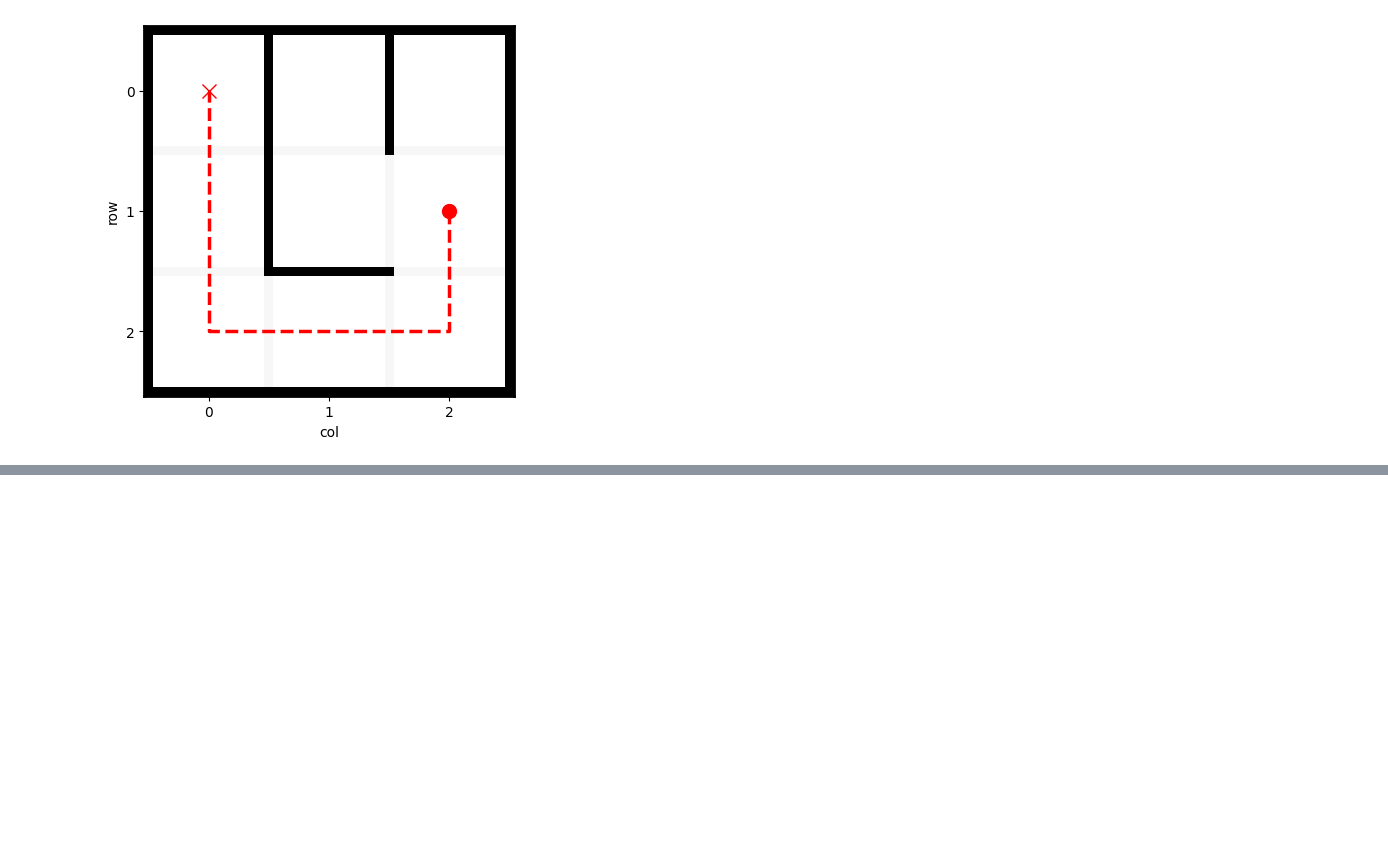
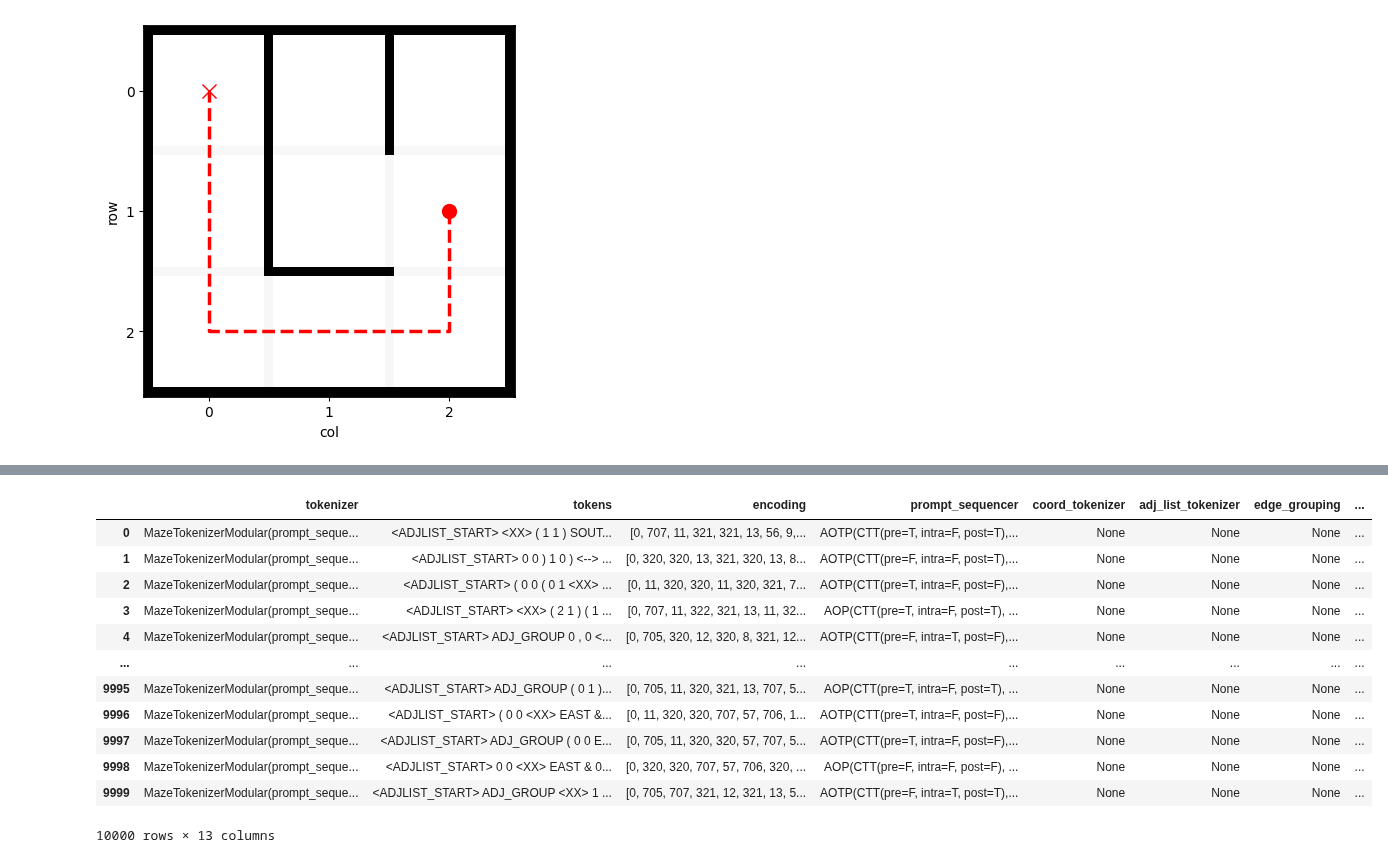
Before and after one commit to understanding-search/maze-dataset, a Jupyter notebook: notebooks/demo_mazetokenizermodular.ipynb, the cells around one changed output, grey strips where cells are left out. Drawn from its saved outputs; the diff is of its cells as text; code cells hidden in the pictures; blank space fills up the shorter version.

```diff
--- a/notebooks/demo_mazetokenizermodular.ipynb
+++ b/notebooks/demo_mazetokenizermodular.ipynb
@@ -265,4 +264,5 @@ plt.show()
 # %% [output]
 [figure]
 # %%
-print(mt_default.summary())
+MT_DEFAULT_SUMMARY = mt_default.summary()
+print(MT_DEFAULT_SUMMARY)
@@ -283,0 +307,20 @@ tokenizers
+# %%
+
+for k in tqdm(MT_DEFAULT_SUMMARY.keys(), desc="Tokenizers", total=len(MT_DEFAULT_SUMMARY)):
+    tokenizers[k] = tokenizers.tokenizer.apply(lambda x: getattr(x, k, None))
+
+tokenizers
+# %% [output]
+|  | tokenizer | tokens | encoding | prompt_sequencer | coord_tokenizer | adj_list_tokenizer | edge_grouping | ... |
+| 0 | MazeTokenizerModular(prompt_seque... | <ADJLIST_START> <XX> ( 1 1 ) SOUT... | [0, 707, 11, 321, 321, 13, 56, 9,... | AOTP(CTT(pre=T, intra=F, post=T),... | None | None | None | ... |
+| 1 | MazeTokenizerModular(prompt_seque... | <ADJLIST_START> 0 0 ) 1 0 ) <--> ... | [0, 320, 320, 13, 321, 320, 13, 8... | AOTP(CTT(pre=F, intra=F, post=T),... | None | None | None | ... |
+| 2 | MazeTokenizerModular(prompt_seque... | <ADJLIST_START> ( 0 0 ( 0 1 <XX> ... | [0, 11, 320, 320, 11, 320, 321, 7... | AOTP(CTT(pre=T, intra=F, post=F),... | None | None | None | ... |
+| 3 | MazeTokenizerModular(prompt_seque... | <ADJLIST_START> <XX> ( 2 1 ) ( 1 ... | [0, 707, 11, 322, 321, 13, 11, 32... | AOP(CTT(pre=T, intra=F, post=T), ... | None | None | None | ... |
+| 4 | MazeTokenizerModular(prompt_seque... | <ADJLIST_START> ADJ_GROUP 0 , 0 <... | [0, 705, 320, 12, 320, 8, 321, 12... | AOTP(CTT(pre=F, intra=T, post=F),... | None | None | None | ... |
+| ... | ... | ... | ... | ... | ... | ... | ... | ... |
+| 9995 | MazeTokenizerModular(prompt_seque... | <ADJLIST_START> ADJ_GROUP ( 0 1 )... | [0, 705, 11, 320, 321, 13, 707, 5... | AOP(CTT(pre=T, intra=F, post=T), ... | None | None | None | ... |
+| 9996 | MazeTokenizerModular(prompt_seque... | <ADJLIST_START> ( 0 0 <XX> EAST &... | [0, 11, 320, 320, 707, 57, 706, 1... | AOTP(CTT(pre=T, intra=F, post=F),... | None | None | None | ... |
+| 9997 | MazeTokenizerModular(prompt_seque... | <ADJLIST_START> ADJ_GROUP ( 0 0 E... | [0, 705, 11, 320, 320, 57, 707, 5... | AOTP(CTT(pre=T, intra=F, post=F),... | None | None | None | ... |
+| 9998 | MazeTokenizerModular(prompt_seque... | <ADJLIST_START> 0 0 <XX> EAST & 0... | [0, 320, 320, 707, 57, 706, 320, ... | AOP(CTT(pre=F, intra=F, post=F), ... | None | None | None | ... |
+| 9999 | MazeTokenizerModular(prompt_seque... | <ADJLIST_START> ADJ_GROUP <XX> 1 ... | [0, 705, 707, 321, 12, 321, 13, 5... | AOTP(CTT(pre=F, intra=T, post=T),... | None | None | None | ... |
+10000 rows × 13 columns
```
Also changed, not shown: parts of 6 cells of this notebook.
